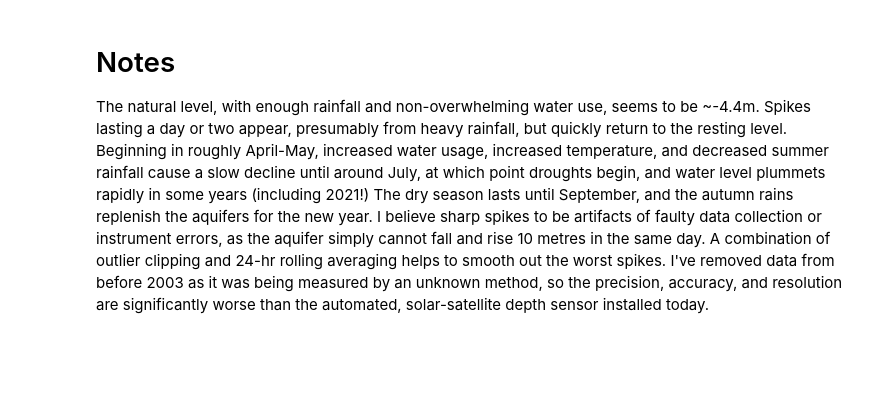
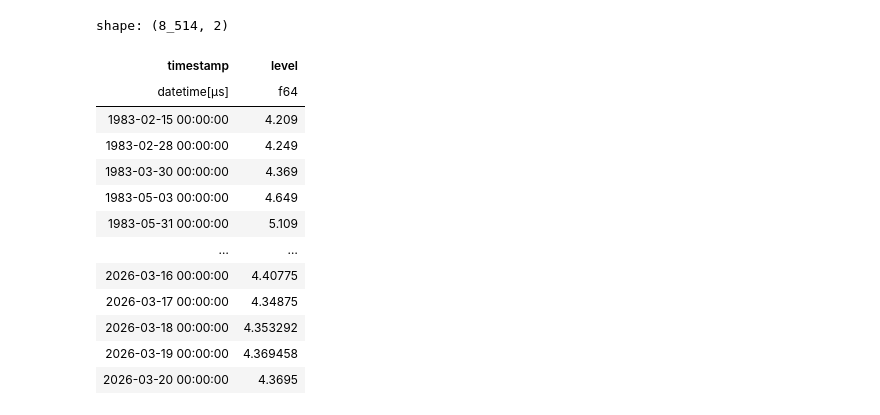
Before and after one commit to novedevo/watertable, a Jupyter notebook: main.ipynb, the cells around one changed output. Saved outputs shown, nothing was run; the diff lists cells and outputs as text; code cells hidden in the pictures; blank space fills up the shorter version.

```diff
--- a/main.ipynb
+++ b/main.ipynb
@@ -14,15 +7,19 @@ This API is undocumented, so my use here is entirely reverse-engineered through
 # %%
+now = datetime.datetime.now(ZoneInfo("America/Vancouver"))
+current_year = now.year
+
 params = {
-    'DataSet': 'SGWL.Working@OW283',
+    "DataSet": "SGWL.Working@OW283",
+    "DateRange": "EntirePeriodOfRecord",
     # 'StartTime': "2021-01-01 00:00:00",
-    'ExportFormat': 'csv',
-    'Compressed': 'false',
-    'RoundData': 'False',
-    'Unit': '306', # 228 is feet,, the API ignores this, even internally
-    'Timezone': '-7',
+    "ExportFormat": "csv",
+    "Compressed": "false",
+    "RoundData": "False",
+    "Unit": "306",  # 228 is feet,, the API ignores this, even internally
+    "Timezone": "-7",
 }
 
-token = rq.post(url = "https://aqrt.nrs.gov.bc.ca/Export/DataSetToken", params=params).json()["Token"]
-params['Token'] = token
-response = rq.get(url = "https://aqrt.nrs.gov.bc.ca/Export/DataSet", params=params)
-reader = csv.reader(response.text.splitlines())
+token = rq.post(
+    url="https://aqrt.nrs.gov.bc.ca/Export/DataSetToken", params=params
+).json()["Token"]
+params["Token"] = token
@@ -74,10 +25,0 @@ ax.legend();
-# %% [markdown]
-# Notes
-
-The natural level, with enough rainfall and non-overwhelming water use, seems to be ~-4.4m.
-Spikes lasting a day or two appear, presumably from heavy rainfall, but quickly return to the resting level.
-Beginning in roughly April-May, increased water usage, increased temperature, and decreased summer rainfall cause a slow decline until around July, at which point droughts begin, and water level plummets rapidly in some years (including 2021!)
-The dry season lasts until September, and the autumn rains replenish the aquifers for the new year.
-I believe sharp spikes to be artifacts of faulty data collection or instrument errors, as the aquifer simply cannot fall and rise 10 metres in the same day.
-A combination of outlier clipping and 24-hr rolling averaging helps to smooth out the worst spikes.
-I've removed data from before 2003 as it was being measured by an unknown method, so the precision, accuracy, and resolution are significantly worse than the automated, solar-satellite depth sensor installed today.
@@ -118,0 +28,23 @@ with open('www/output_small.svg', 'w') as new_graph:
+# %%
+
+df = pl.read_csv(response.content, try_parse_dates=True, skip_lines=5, new_columns=["timestamp", "level"])
+
+df = df.drop_nans()
+# %%
+df = df.group_by_dynamic("timestamp", every="1d").agg(pl.col("level").mean())
+df
+# %% [output]
+shape: (8_514, 2)
+| timestamp | level |
+| datetime[μs] | f64 |
+| 1983-02-15 00:00:00 | 4.209 |
+| 1983-02-28 00:00:00 | 4.249 |
+| 1983-03-30 00:00:00 | 4.369 |
+| 1983-05-03 00:00:00 | 4.649 |
+| 1983-05-31 00:00:00 | 5.109 |
+| … | … |
+| 2026-03-16 00:00:00 | 4.40775 |
+| 2026-03-17 00:00:00 | 4.34875 |
+| 2026-03-18 00:00:00 | 4.353292 |
+| 2026-03-19 00:00:00 | 4.369458 |
+| 2026-03-20 00:00:00 | 4.3695 |
```
Also changed, not shown: parts of 11 cells of this notebook, 6 other files.
